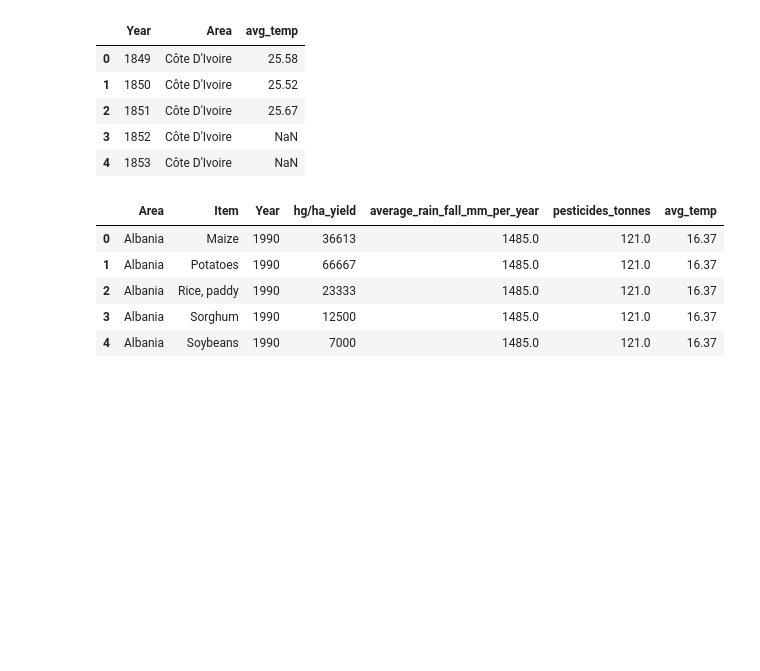
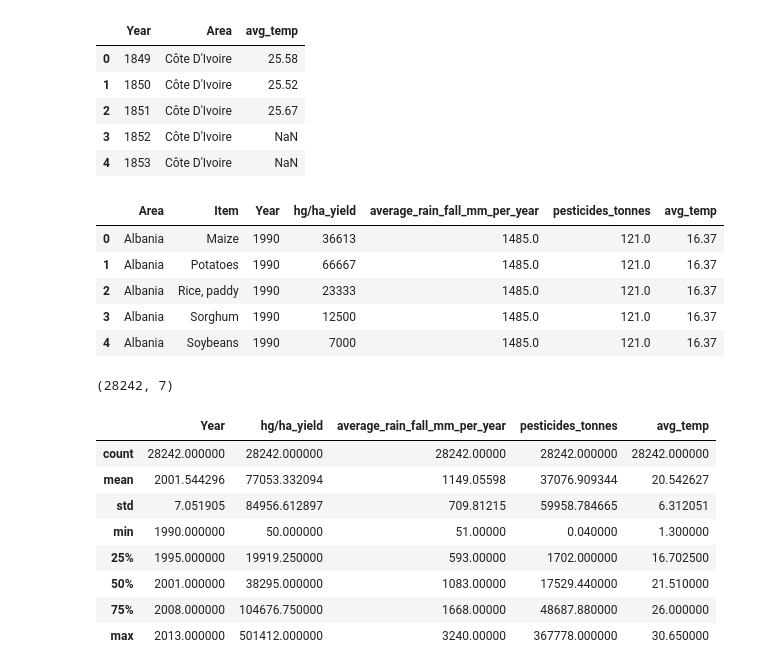
Before and after one commit to ProsperChihimba/hands-on-ml-projects, a Jupyter notebook: Crop_yield.ipynb, the cells around one changed output. Drawn from its saved outputs; the diff is of its cells as text; code cells hidden in the pictures; blank space fills up the shorter version.

```diff
--- a/Crop_yield.ipynb
+++ b/Crop_yield.ipynb
@@ -259,3 +259,19 @@ yield_df.head()
 | 2 | Albania | Rice, paddy | 1990 | 23333 | 1485.0 | 121.0 | 16.37 |
 | 3 | Albania | Sorghum | 1990 | 12500 | 1485.0 | 121.0 | 16.37 |
 | 4 | Albania | Soybeans | 1990 | 7000 | 1485.0 | 121.0 | 16.37 |
+# %%
+yield_df.shape
+# %% [output]
+(28242, 7)
+# %%
+yield_df.describe()
+# %% [output]
+|  | Year | hg/ha_yield | average_rain_fall_mm_per_year | pesticides_tonnes | avg_temp |
+| count | 28242.000000 | 28242.000000 | 28242.00000 | 28242.000000 | 28242.000000 |
+| mean | 2001.544296 | 77053.332094 | 1149.05598 | 37076.909344 | 20.542627 |
+| std | 7.051905 | 84956.612897 | 709.81215 | 59958.784665 | 6.312051 |
+| min | 1990.000000 | 50.000000 | 51.00000 | 0.040000 | 1.300000 |
+| 25% | 1995.000000 | 19919.250000 | 593.00000 | 1702.000000 | 16.702500 |
+| 50% | 2001.000000 | 38295.000000 | 1083.00000 | 17529.440000 | 21.510000 |
+| 75% | 2008.000000 | 104676.750000 | 1668.00000 | 48687.880000 | 26.000000 |
+| max | 2013.000000 | 501412.000000 | 3240.00000 | 367778.000000 | 30.650000 |
```
Also changed, not shown: parts of 8 cells of this notebook.
